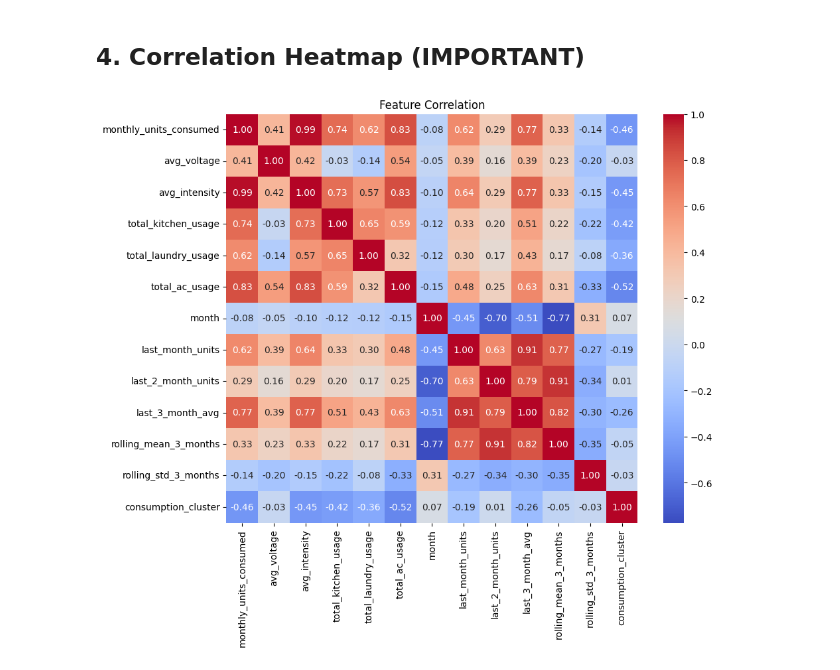
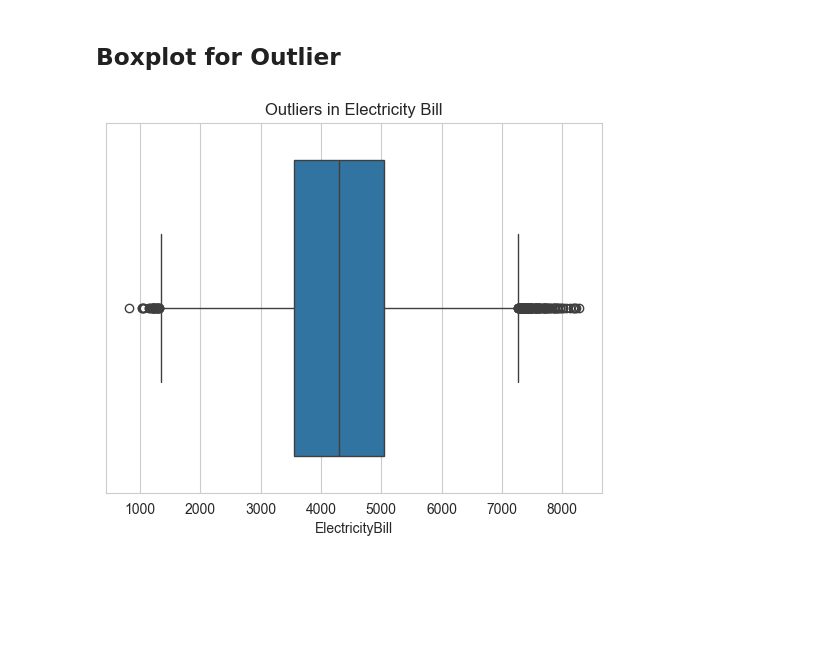
Before and after one commit to sahil-vasani/electricity-bill-prediction-ml, a Jupyter notebook: notebooks/EDA.ipynb, the cells around one changed output. Saved outputs shown, nothing was run; the diff lists cells and outputs as text; code cells hidden in the pictures; blank space fills up the shorter version.

```diff
--- a/notebooks/EDA.ipynb
+++ b/notebooks/EDA.ipynb
@@ -30,16 +59,9 @@ plt.show()
-# %% [markdown]
-## 4. Correlation Heatmap (IMPORTANT)
-# %%
-import seaborn as sns
-import matplotlib.pyplot as plt
-
-# Select only numeric columns
-numeric_df = df.select_dtypes(include=['number'])
-
-plt.figure(figsize=(10, 8))
-sns.heatmap(numeric_df.corr(), annot=True, fmt=".2f", cmap="coolwarm")
-
-plt.title("Feature Correlation")
-plt.show()
-# %% [output]
-[figure, removed]
+# %% [markdown]
+## Boxplot for Outlier
+# %%
+plt.figure()
+sns.boxplot(x=df['ElectricityBill'])
+plt.title("Outliers in Electricity Bill")
+plt.show()
+# %% [output]
+[figure, added]
```
Also changed, not shown: parts of 22 cells of this notebook, 1 other file.
